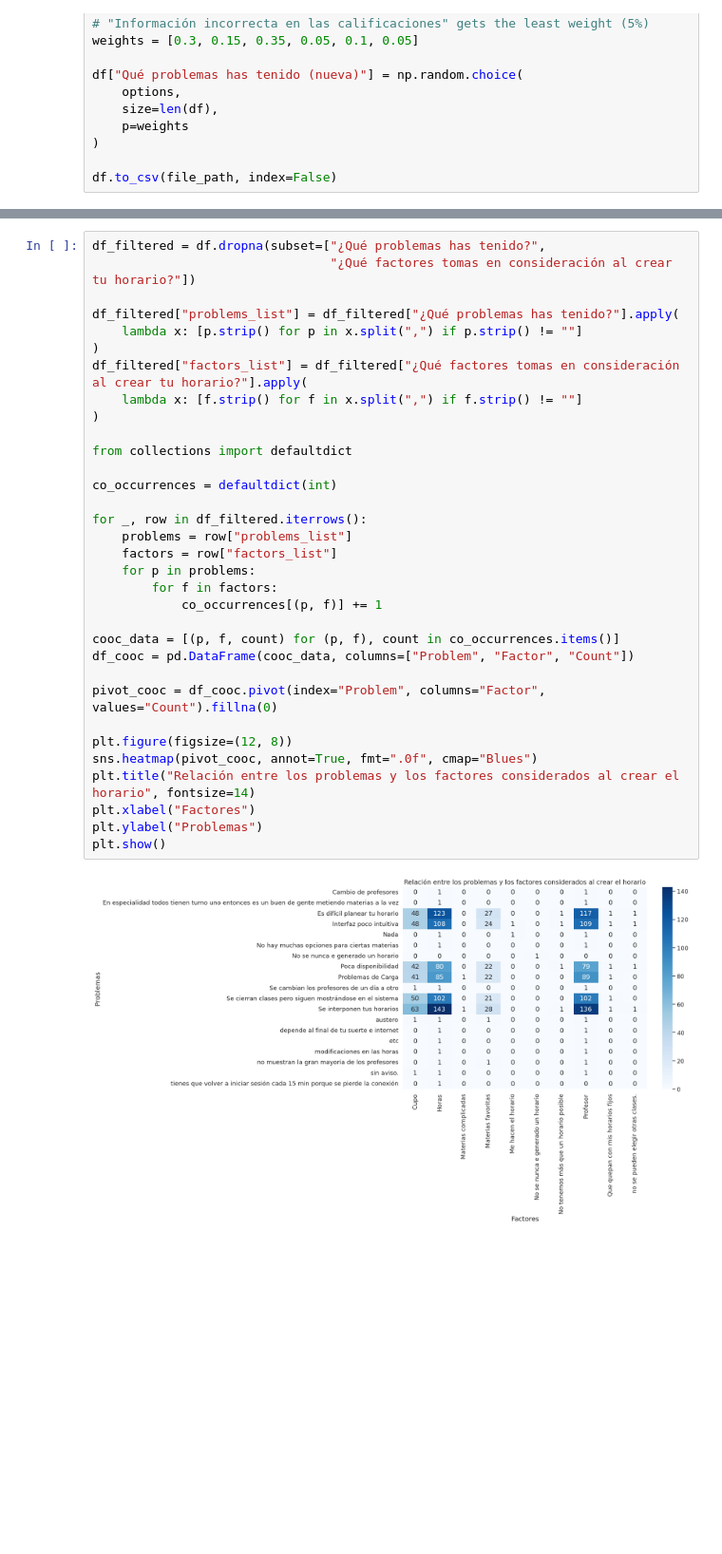
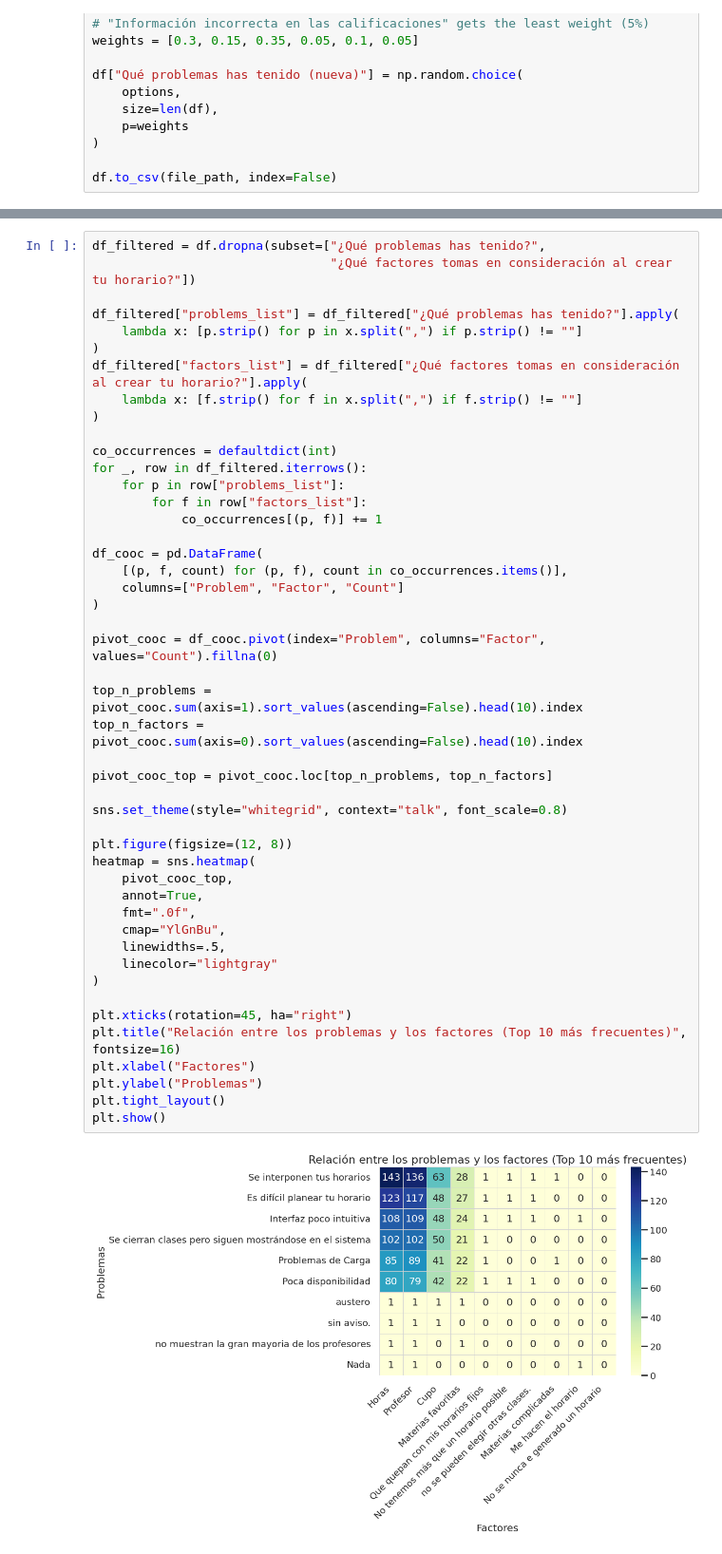
Before and after one commit to ios-lab-up/PocketAIBack, a Jupyter notebook: data/data_visualization.ipynb, the cells around one changed output, grey strips where cells are left out. Shown at 95% size. Cells and saved outputs as stored; diff of their text form; blank space fills up the shorter version.

```diff
--- a/data/data_visualization.ipynb
+++ b/data/data_visualization.ipynb
@@ -307,35 +372,49 @@ plt.show()
 # %%
 df_filtered = df.dropna(subset=["¿Qué problemas has tenido?",
                                 "¿Qué factores tomas en consideración al crear tu horario?"])
 
 df_filtered["problems_list"] = df_filtered["¿Qué problemas has tenido?"].apply(
     lambda x: [p.strip() for p in x.split(",") if p.strip() != ""]
 )
 df_filtered["factors_list"] = df_filtered["¿Qué factores tomas en consideración al crear tu horario?"].apply(
     lambda x: [f.strip() for f in x.split(",") if f.strip() != ""]
 )
 
-from collections import defaultdict
-
 co_occurrences = defaultdict(int)
-
 for _, row in df_filtered.iterrows():
-    problems = row["problems_list"]
-    factors = row["factors_list"]
-    for p in problems:
-        for f in factors:
+    for p in row["problems_list"]:
+        for f in row["factors_list"]:
             co_occurrences[(p, f)] += 1
 
-cooc_data = [(p, f, count) for (p, f), count in co_occurrences.items()]
-df_cooc = pd.DataFrame(cooc_data, columns=["Problem", "Factor", "Count"])
+df_cooc = pd.DataFrame(
+    [(p, f, count) for (p, f), count in co_occurrences.items()],
+    columns=["Problem", "Factor", "Count"]
+)
 
 pivot_cooc = df_cooc.pivot(index="Problem", columns="Factor", values="Count").fillna(0)
 
+top_n_problems = pivot_cooc.sum(axis=1).sort_values(ascending=False).head(10).index
+top_n_factors = pivot_cooc.sum(axis=0).sort_values(ascending=False).head(10).index
+
+pivot_cooc_top = pivot_cooc.loc[top_n_problems, top_n_factors]
+
+sns.set_theme(style="whitegrid", context="talk", font_scale=0.8)
+
 plt.figure(figsize=(12, 8))
-sns.heatmap(pivot_cooc, annot=True, fmt=".0f", cmap="Blues")
-plt.title("Relación entre los problemas y los factores considerados al crear el horario", fontsize=14)
+heatmap = sns.heatmap(
+    pivot_cooc_top,
+    annot=True,
+    fmt=".0f",
+    cmap="YlGnBu",
+    linewidths=.5,
+    linecolor="lightgray"
+)
+
+plt.xticks(rotation=45, ha="right")
+plt.title("Relación entre los problemas y los factores (Top 10 más frecuentes)", fontsize=16)
 plt.xlabel("Factores")
 plt.ylabel("Problemas")
+plt.tight_layout()
 plt.show()
 # %% [output]
-[figure, old version]
+[figure, new version]
```
Also changed, not shown: parts of 7 cells of this notebook.
